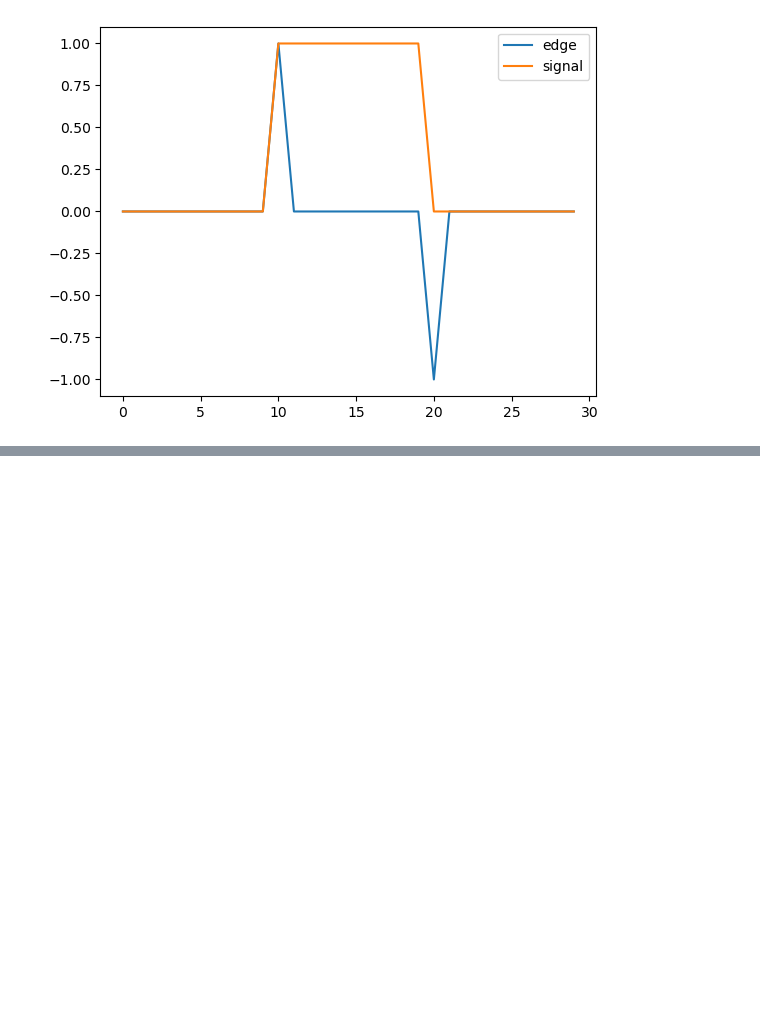
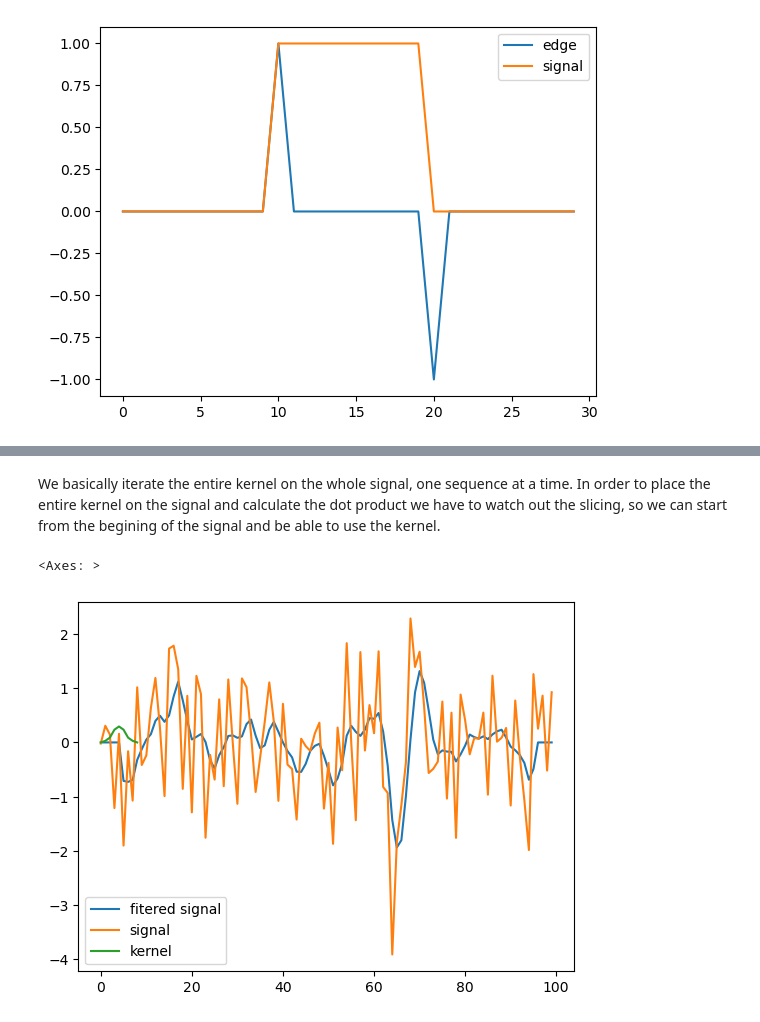
Before and after one commit to mohammadkhoubrou/Linear-Algebra-with-NumPy, a Jupyter notebook: chap4_pracitce.ipynb, the cells around one changed output, grey strips where cells are left out. Cells and saved outputs as stored; diff of their text form; code cells hidden in the pictures; blank space fills up the shorter version.

```diff
--- a/chap4_pracitce.ipynb
+++ b/chap4_pracitce.ipynb
@@ -103,0 +119,10 @@ sns.lineplot(data=signal,label="signal")
+# %%
+edge1 = np.zeros(len(signal1))
+# %%
+len_kernel = len(kernel)
+kernel_half = len_kernel//2
+len_signal =  len(signal1)
+# %%
+for i in range(kernel_half+1, len_signal-kernel_half ):
+    edge1[i] = np.dot(kernel, signal1[i-kernel_half-1: i + kernel_half])
+edge1
@@ -103,0 +147,9 @@ sns.lineplot(data=signal,label="signal")
+# %% [markdown]
+We basically iterate the entire kernel on the whole signal, one sequence at a time. In order to place the entire kernel on the signal and calculate the dot product we have to watch out the slicing, so we can start from the begining of the signal and be able to use the kernel.
+# %%
+sns.lineplot(data=edge1, label="fitered signal")
+sns.lineplot(data=signal1, label="signal")
+sns.lineplot(data=kernel, label="kernel")
+# %% [output]
+<Axes: >
+[figure, added]
```
Also changed, not shown: parts of 10 cells of this notebook.
